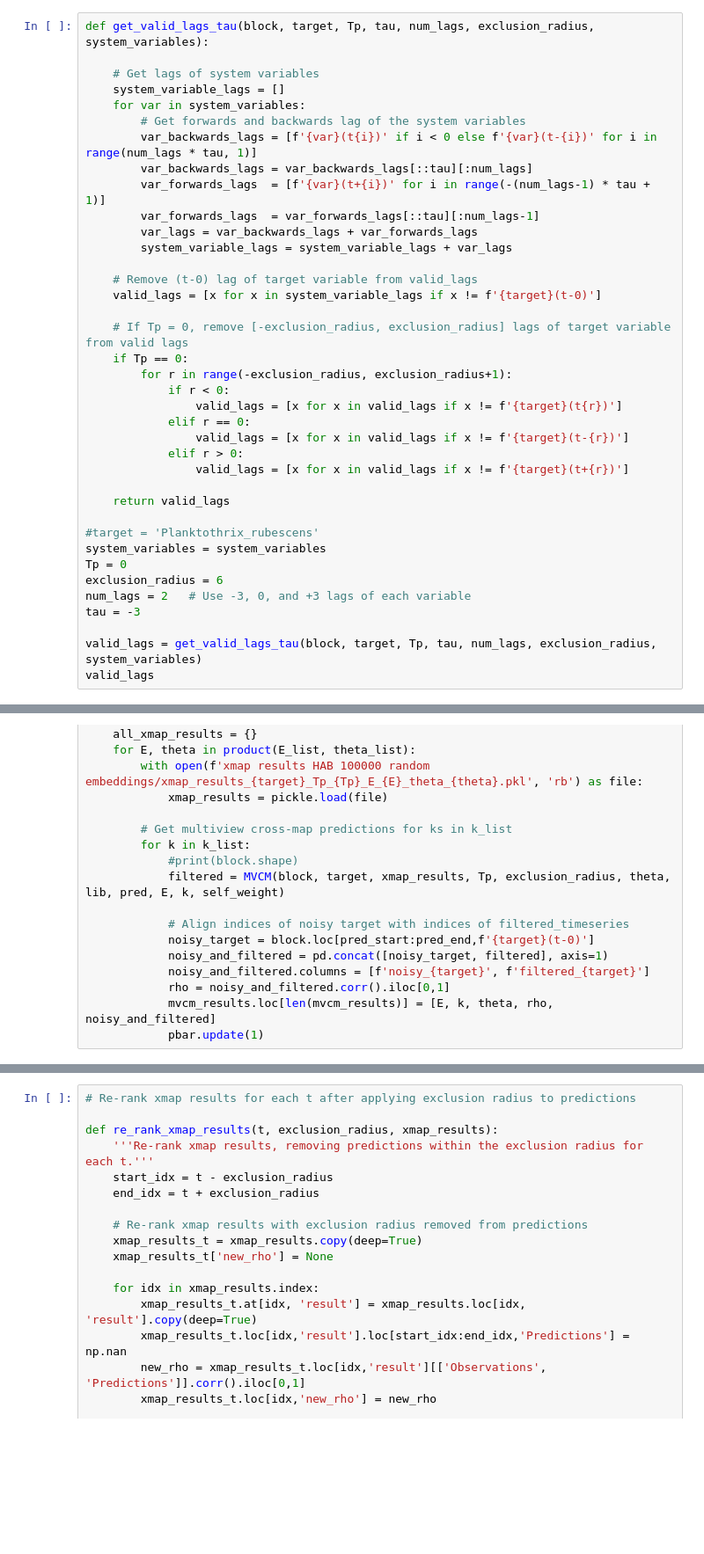
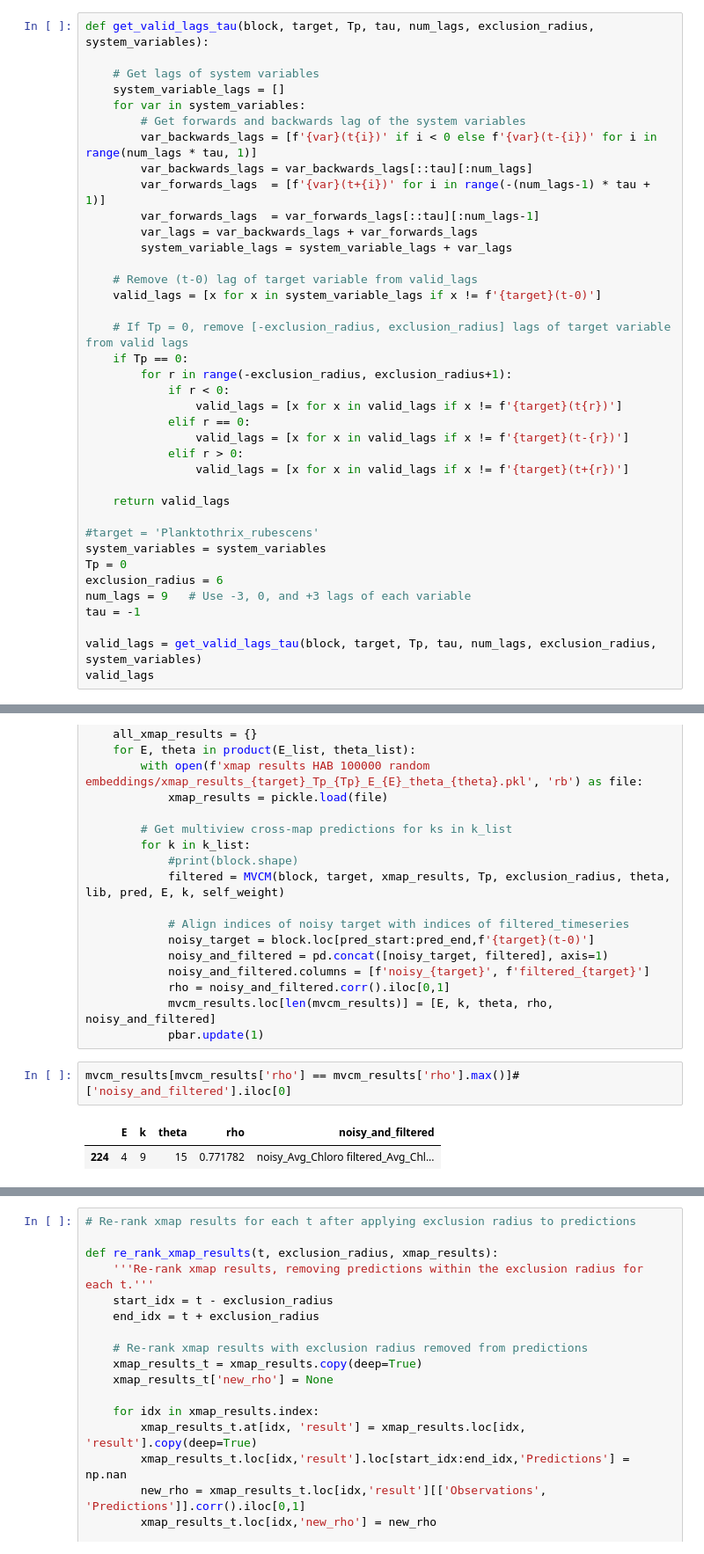
Before and after one commit to aparaselli/HAB-Prediction-Research, a Jupyter notebook: Code/MCVM_Filling.ipynb, the cells around one changed output, grey strips where cells are left out. Shown at 88% size. Drawn from its saved outputs; the diff is of its cells as text; blank space fills up the shorter version.

```diff
--- a/Code/MCVM_Filling.ipynb
+++ b/Code/MCVM_Filling.ipynb
@@ -492,8 +464,8 @@ def get_valid_lags_tau(block, target, Tp, tau, num_lags, exclusion_radius, syste
 system_variables = system_variables
 Tp = 0
 exclusion_radius = 6
-num_lags = 2   # Use -3, 0, and +3 lags of each variable
-tau = -3
+num_lags = 9   # Use -3, 0, and +3 lags of each variable
+tau = -1
 
 valid_lags = get_valid_lags_tau(block, target, Tp, tau, num_lags, exclusion_radius, system_variables)
 valid_lags
@@ -651,6 +635,11 @@ with tqdm(total=total_iterations) as pbar:
             rho = noisy_and_filtered.corr().iloc[0,1]
             mvcm_results.loc[len(mvcm_results)] = [E, k, theta, rho, noisy_and_filtered]
             pbar.update(1)
+# %%
+mvcm_results[mvcm_results['rho'] == mvcm_results['rho'].max()]#['noisy_and_filtered'].iloc[0]
+# %% [output]
+|  | E | k | theta | rho | noisy_and_filtered |
+| 224 | 4 | 9 | 15 | 0.771782 | noisy_Avg_Chloro filtered_Avg_Chl... |
 # %%
 # Get xmap results for optimal parameters
 
```
Also changed, not shown: parts of 17 cells of this notebook, 3 other files.
